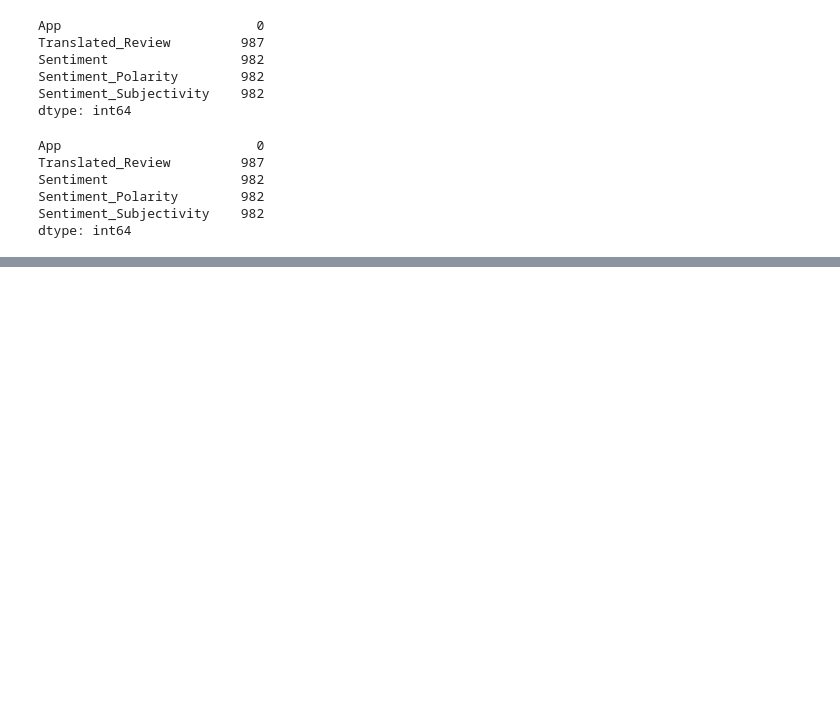
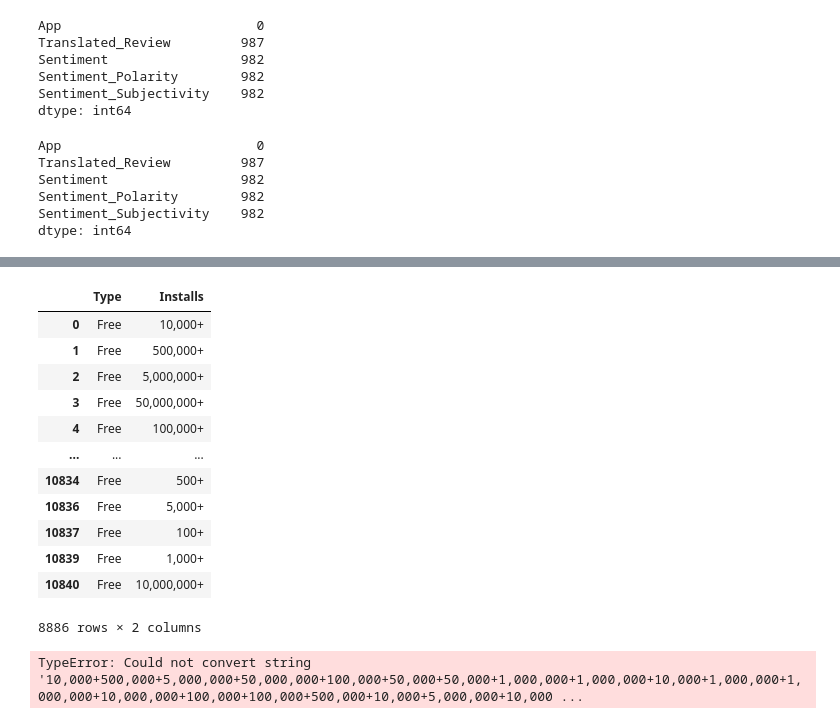
Before and after one commit to usama-asghar1/VisualisationProject, a Jupyter notebook: Visualisation_Project.ipynb, the cells around one changed output, grey strips where cells are left out. Saved outputs shown, nothing was run; the diff lists cells and outputs as text; code cells hidden in the pictures; blank space fills up the shorter version.

```diff
--- a/Visualisation_Project.ipynb
+++ b/Visualisation_Project.ipynb
@@ -128,0 +171,23 @@ I will compare the number of installs with the type of app it is to see what the
+# %%
+installs_and_type = google_store_cleaned[['Type', 'Installs']]
+installs_and_type
+# %% [output]
+|  | Type | Installs |
+| 0 | Free | 10,000+ |
+| 1 | Free | 500,000+ |
+| 2 | Free | 5,000,000+ |
+| 3 | Free | 50,000,000+ |
+| 4 | Free | 100,000+ |
+| ... | ... | ... |
+| 10834 | Free | 500+ |
+| 10836 | Free | 5,000+ |
+| 10837 | Free | 100+ |
+| 10839 | Free | 1,000+ |
+| 10840 | Free | 10,000,000+ |
+8886 rows × 2 columns
+# %%
+avg_installs_free = installs_and_type[installs_and_type['Type'] == 'Free']['Installs'].mean()
+avg_installs_paid = installs_and_type[installs_and_type['Type'] == 'Paid']['Installs'].mean()
+print(avg_installs_free)
+# %% [output]
+TypeError: Could not convert string '10,000+500,000+5,000,000+50,000,000+100,000+50,000+50,000+1,000,000+1,000,000+10,000+1,000,000+1,000,000+10,000,000+100,000+100,000+500,000+10,000+5,000,000+10,000 ...
```
Also changed, not shown: parts of 22 cells of this notebook.
